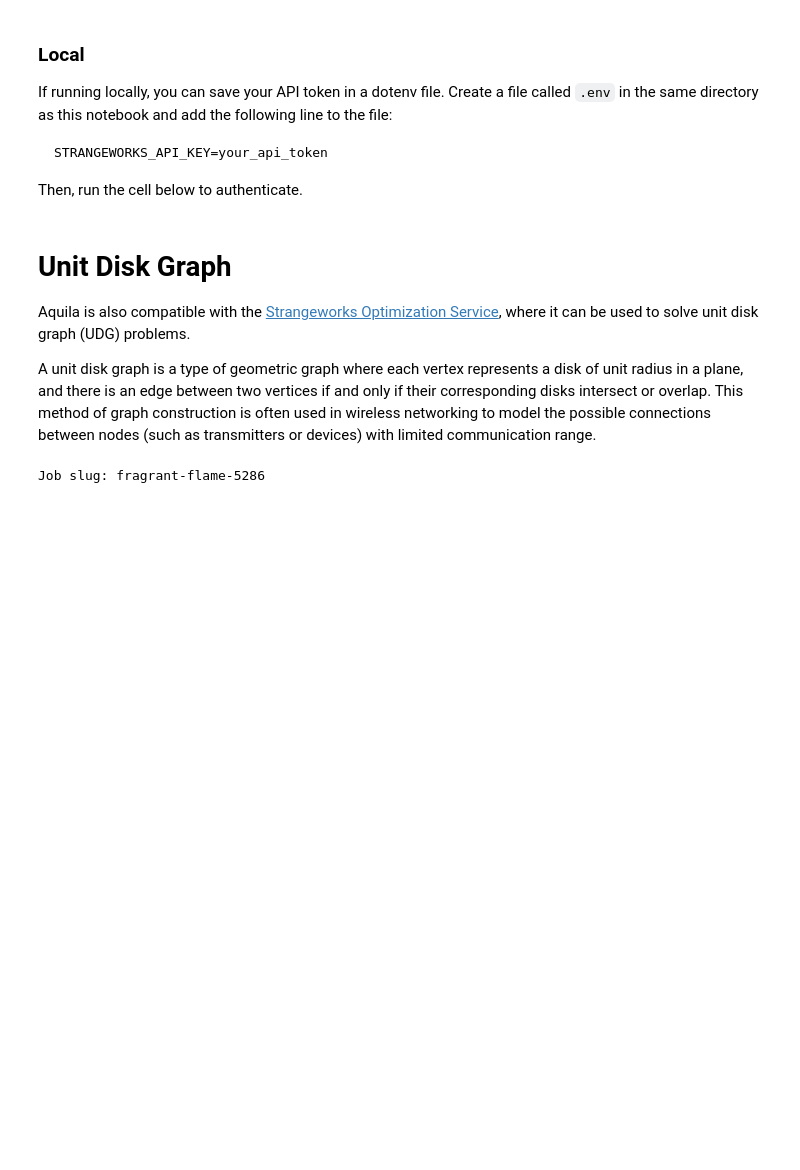
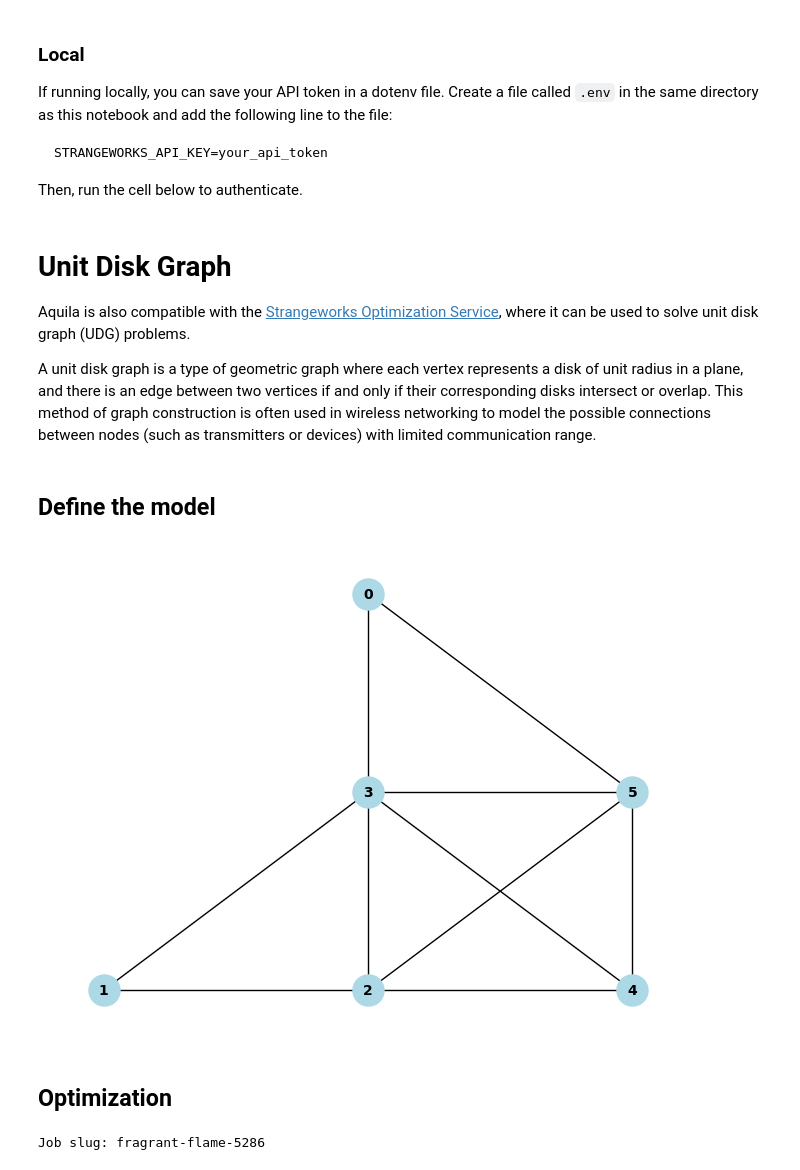
Before and after one commit to strangeworks/examples, a Jupyter notebook: examples/optimization/quera/unit_disk_graph.ipynb, the cells around one changed output. Drawn from its saved outputs; the diff is of its cells as text; code cells hidden in the pictures; blank space fills up the shorter version.

Commit message:
add results plot

```diff
--- a/examples/optimization/quera/unit_disk_graph.ipynb
+++ b/examples/optimization/quera/unit_disk_graph.ipynb
@@ -51,15 +94,27 @@ from strangeworks_optimization_models.parameter_models import AquilaParameterMod
+# %% [markdown]
+## Define the model
 # %%
 model = AquilaNDArray(np.array([[1, 2], [0, 0], [1, 0], [1, 1], [2, 0], [2, 1]]))
-options = AquilaParameterModel(unit_disk_radius=1.68, shots=100)
-solver = "braket.aquila"
 
-so = StrangeworksOptimizer(
-    model=model,
-    solver=solver,
-    options=options)
-sw_job = so.run()
+unit_disk_radius = 1.68
+shots = 100
+options = AquilaParameterModel(unit_disk_radius=unit_disk_radius, shots=shots)
 
-print(f"Job slug: {sw_job.slug}")
+plot_graph(model)
 # %% [output]
-Job slug: fragrant-flame-5286
+[figure, added]
+# %% [markdown]
+## Optimization
+# %%
+solver = "braket.aquila"
+
+so = StrangeworksOptimizer(
+    model=model,
+    solver=solver,
+    options=options)
+sw_job = so.run()
+
+print(f"Job slug: {sw_job.slug}")
+# %% [output]
+Job slug: fragrant-flame-5286
 # %%
```
Also changed, not shown: parts of 4 cells of this notebook.
